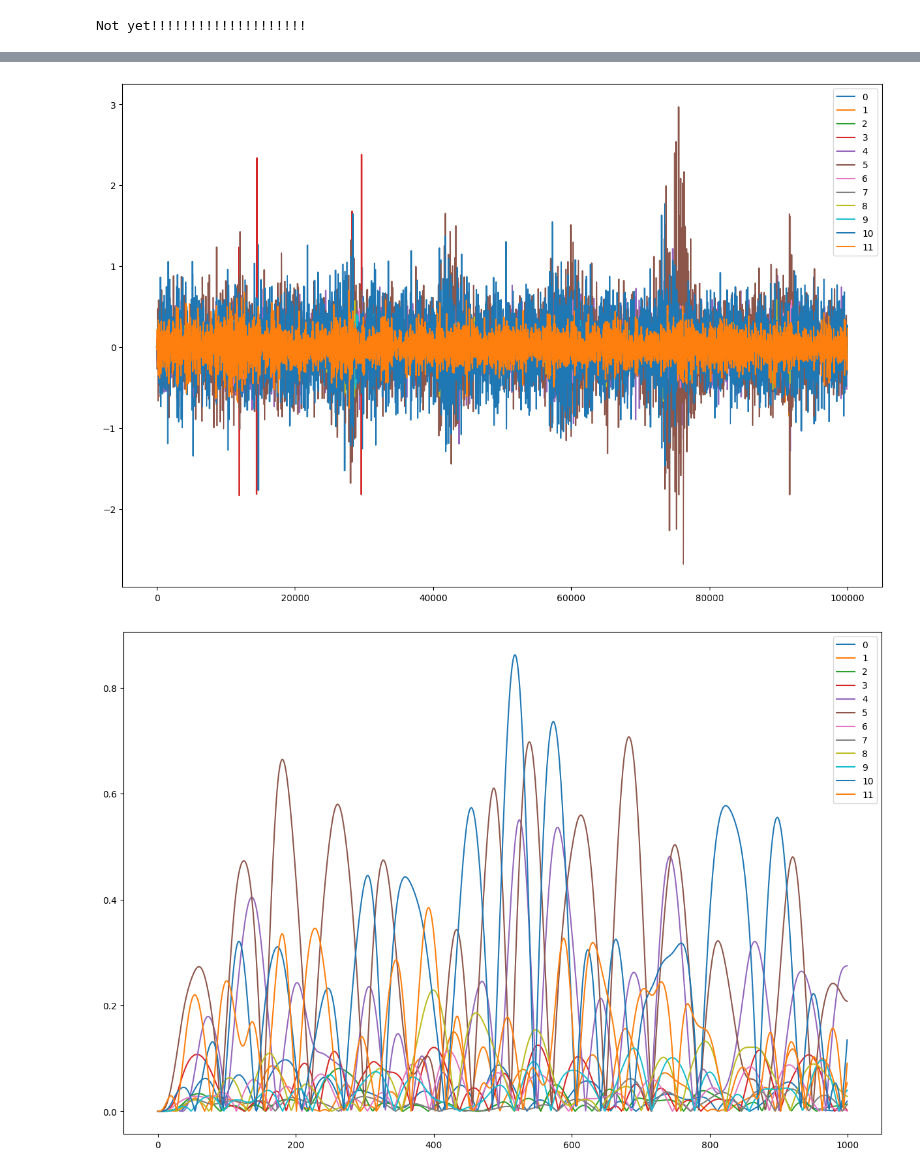
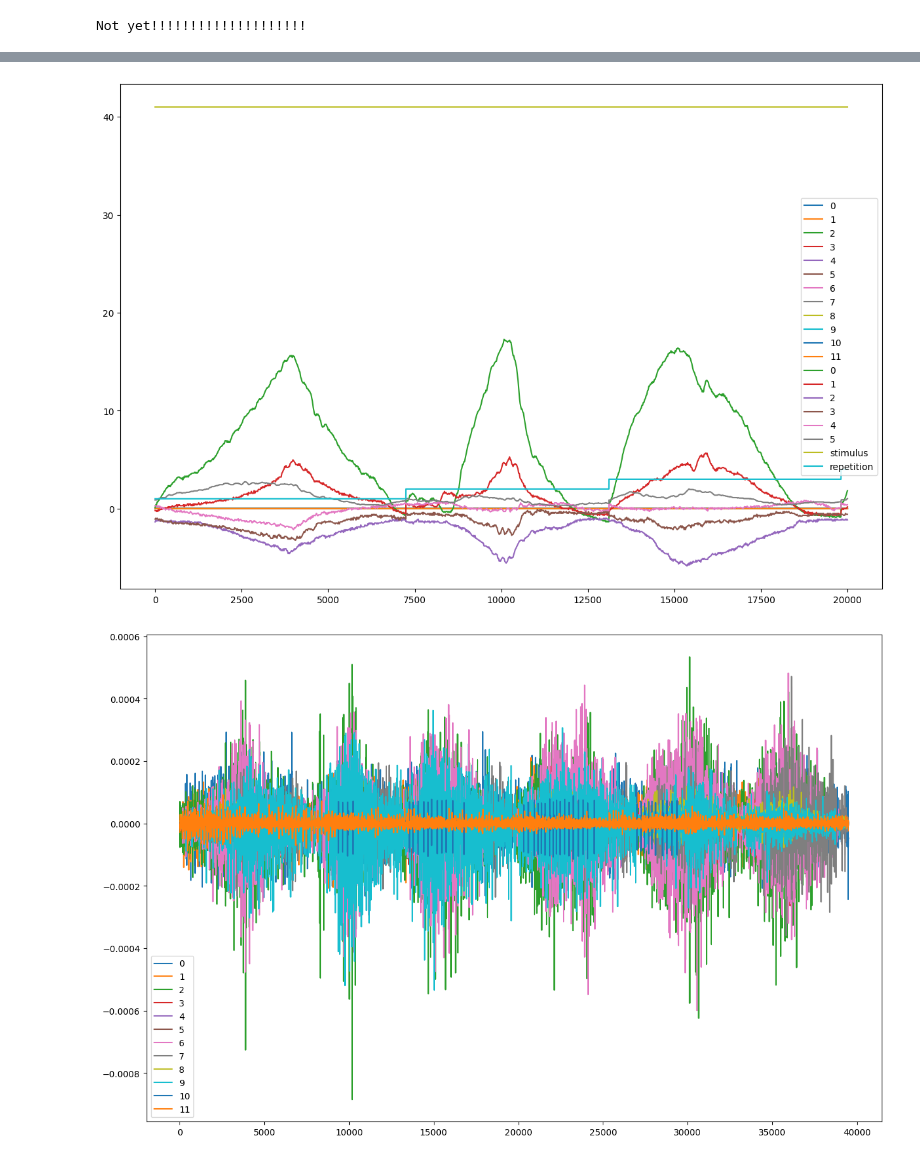
Before and after one commit to HisenXu99/EMG, a Jupyter notebook: reconstruction/test.ipynb, the cells around one changed output, grey strips where cells are left out. Saved outputs shown, nothing was run; the diff lists cells and outputs as text; code cells hidden in the pictures.

Commit message:
show result done and cut data done

```diff
--- a/reconstruction/test.ipynb
+++ b/reconstruction/test.ipynb
@@ -1,19 +1,23 @@
 # %%
 from DataProcess_emg import *
-from LSTM import *
+from FCNN import *
 import torch
 
 
 %matplotlib inline
 data=Data(12,6)
 data.get_data('/remote-home/2230728/project/EMG/NinaPro/DB2', 'S5_E3_A1.mat')
-data.emg_signal[:1000].plot(figsize = (15,10))
+data.force_signal[:20000].plot(figsize = (15,10))
+data.emg_signal[:20000].plot(figsize = (15,10))
+data.crop_data('/remote-home/2230728/project/EMG/NinaPro/DB2', 'S5_E3_A1.mat')
+data.emg_signal[:].plot(figsize = (15,10))
+data.force_signal[:].plot(figsize = (15,10))
 data.normalise()
-data.emg_signal[:100000].plot(figsize = (15,10))
+# data.emg_signal[:100000].plot(figsize = (15,10))
 data.filter_data(f=20, butterworth_order=4, btype='lowpass')
-data.emg_signal[:100000].plot(figsize = (15,10))
+# data.emg_signal[:100000].plot(figsize = (15,10))
 data.rectify_data()
-data.emg_signal[:1000].plot(figsize = (15,10))
+# data.emg_signal[:1000].plot(figsize = (15,10))
 x,y = data.windowing_data(200, 100)
 # %% [output]
 Not yet!!!!!!!!!!!!!!!!!!!!
@@ -22,2 +26,2 @@ Not yet!!!!!!!!!!!!!!!!!!!!
-[figure, old version]
+[figure, new version]
-[figure, old version]
+[figure, new version]
```
Also changed, not shown: parts of 5 cells of this notebook, 15 other files.
